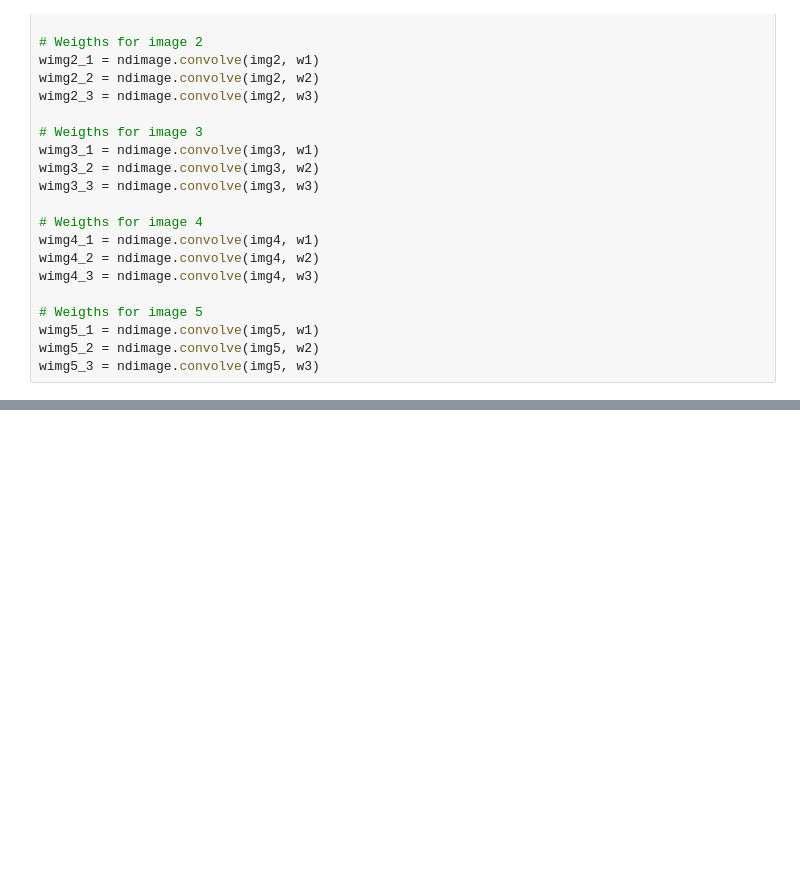
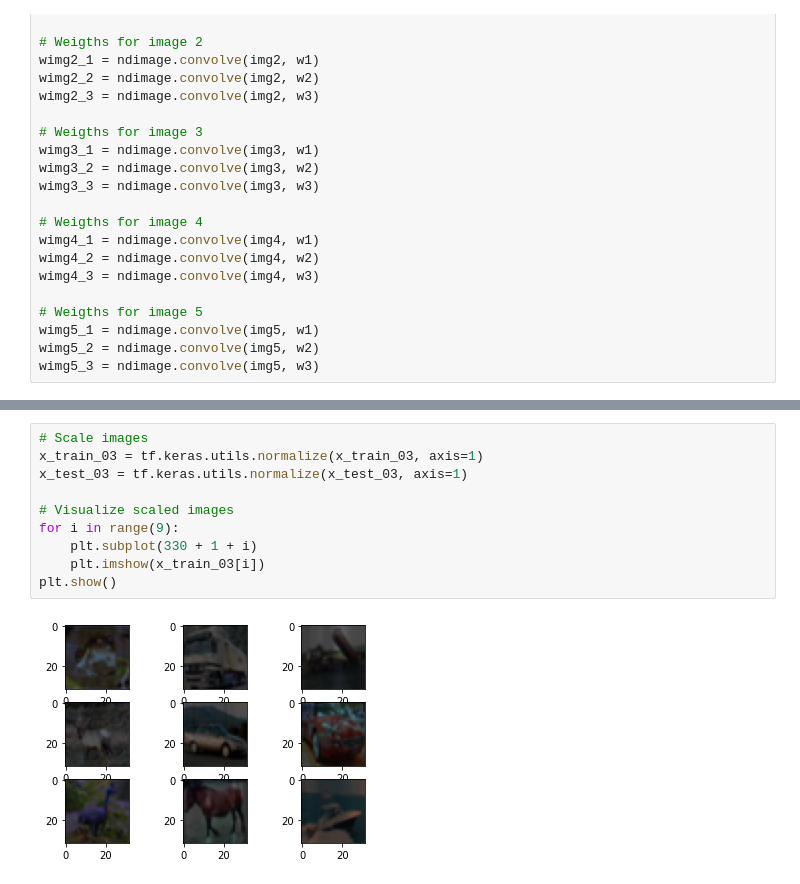
Before and after one commit to AppleAlex99/ML, a Jupyter notebook: src/e5/j.ipynb, the cells around one changed output, grey strips where cells are left out. Drawn from its saved outputs; the diff is of its cells as text; blank space fills up the shorter version.

```diff
--- a/src/e5/j.ipynb
+++ b/src/e5/j.ipynb
@@ -193,0 +249,12 @@ model2c.summary()
+# %%
+# Scale images
+x_train_03 = tf.keras.utils.normalize(x_train_03, axis=1)
+x_test_03 = tf.keras.utils.normalize(x_test_03, axis=1)
+
+# Visualize scaled images
+for i in range(9):
+	plt.subplot(330 + 1 + i)
+	plt.imshow(x_train_03[i])
+plt.show()
+# %% [output]
+[figure, added]
```
Also changed, not shown: parts of 13 cells of this notebook, 1 other file.
